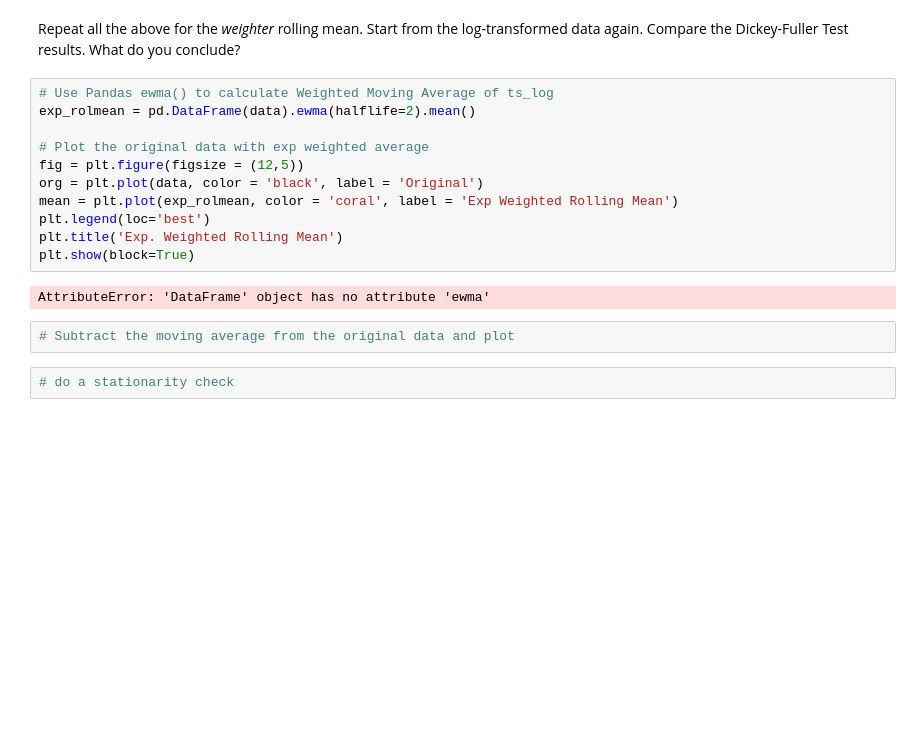
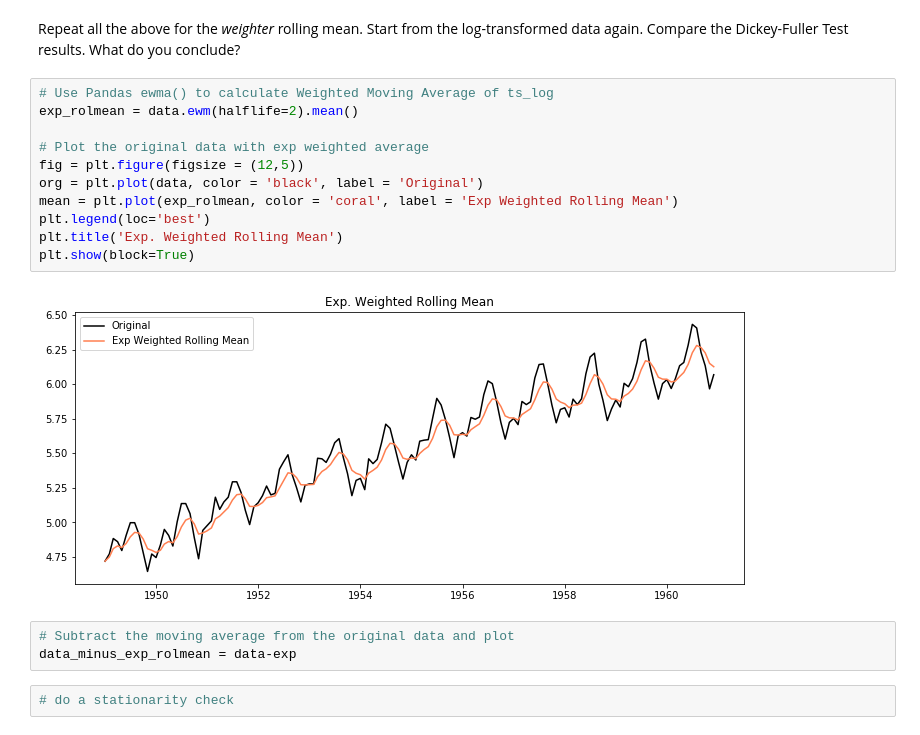
Before and after one commit to graceh3/dsc-3-25-08-removing-trends-lab-nyc-ds-career-012819, a Jupyter notebook: index.ipynb, the cells around one changed output. Saved outputs shown, nothing was run; the diff lists cells and outputs as text; blank space fills up the shorter version.

```diff
--- a/index.ipynb
+++ b/index.ipynb
@@ -162,19 +162,20 @@ Based on the visuals, we see stationarity in the log-transformed, rolling-mean s
 Repeat all the above for the *weighter* rolling mean. Start from the log-transformed data again. Compare the Dickey-Fuller Test results. What do you conclude?
 # %%
 # Use Pandas ewma() to calculate Weighted Moving Average of ts_log
-exp_rolmean = pd.DataFrame(data).ewma(halflife=2).mean()
+exp_rolmean = data.ewm(halflife=2).mean()
 
 # Plot the original data with exp weighted average
 fig = plt.figure(figsize = (12,5))
 org = plt.plot(data, color = 'black', label = 'Original')
 mean = plt.plot(exp_rolmean, color = 'coral', label = 'Exp Weighted Rolling Mean')
 plt.legend(loc='best')
 plt.title('Exp. Weighted Rolling Mean')
 plt.show(block=True)
 # %% [output]
-AttributeError: 'DataFrame' object has no attribute 'ewma'
+[figure, added]
 # %%
 # Subtract the moving average from the original data and plot
+data_minus_exp_rolmean = data-exp
 # %%
 # do a stationarity check
 # %% [markdown]
```
